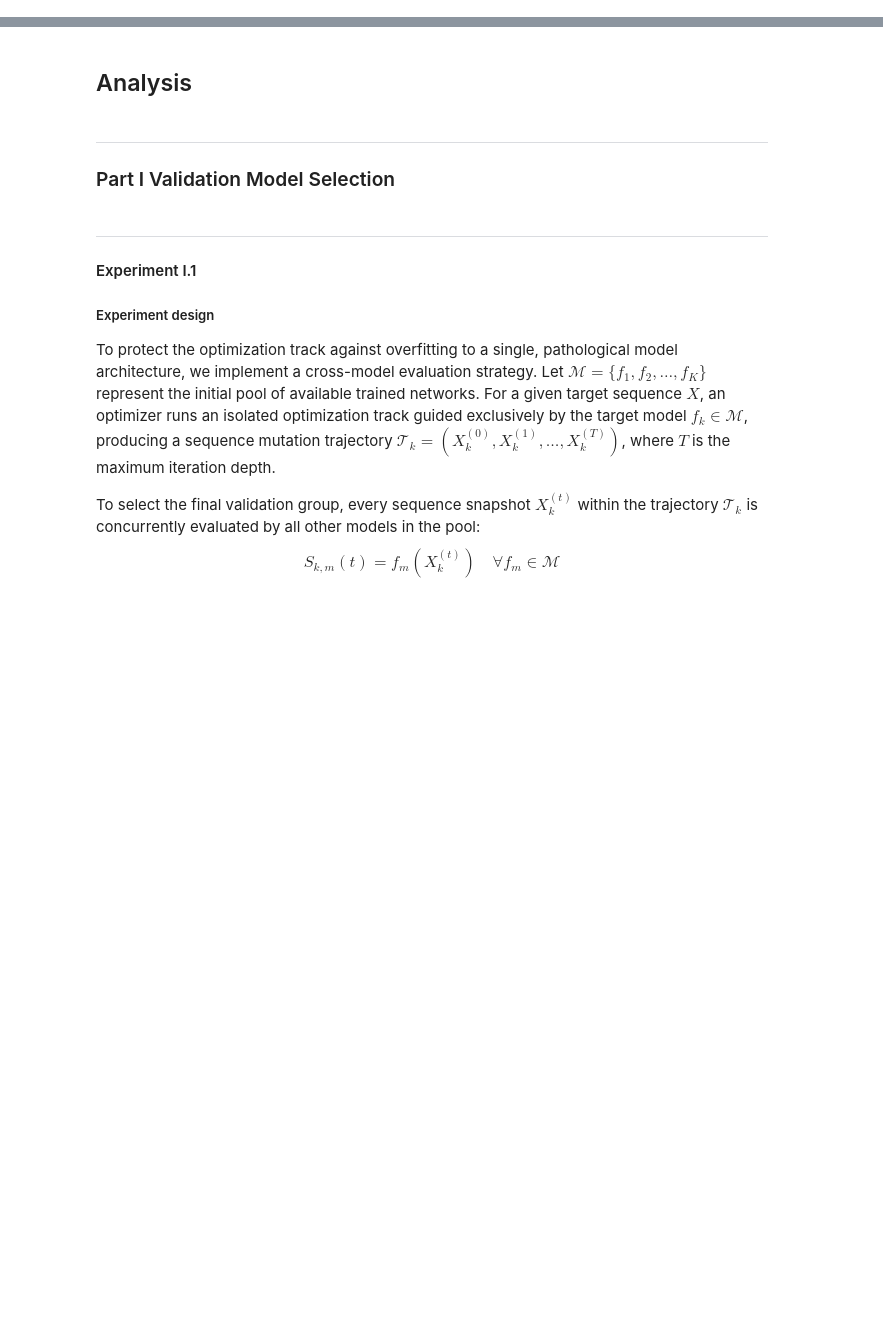
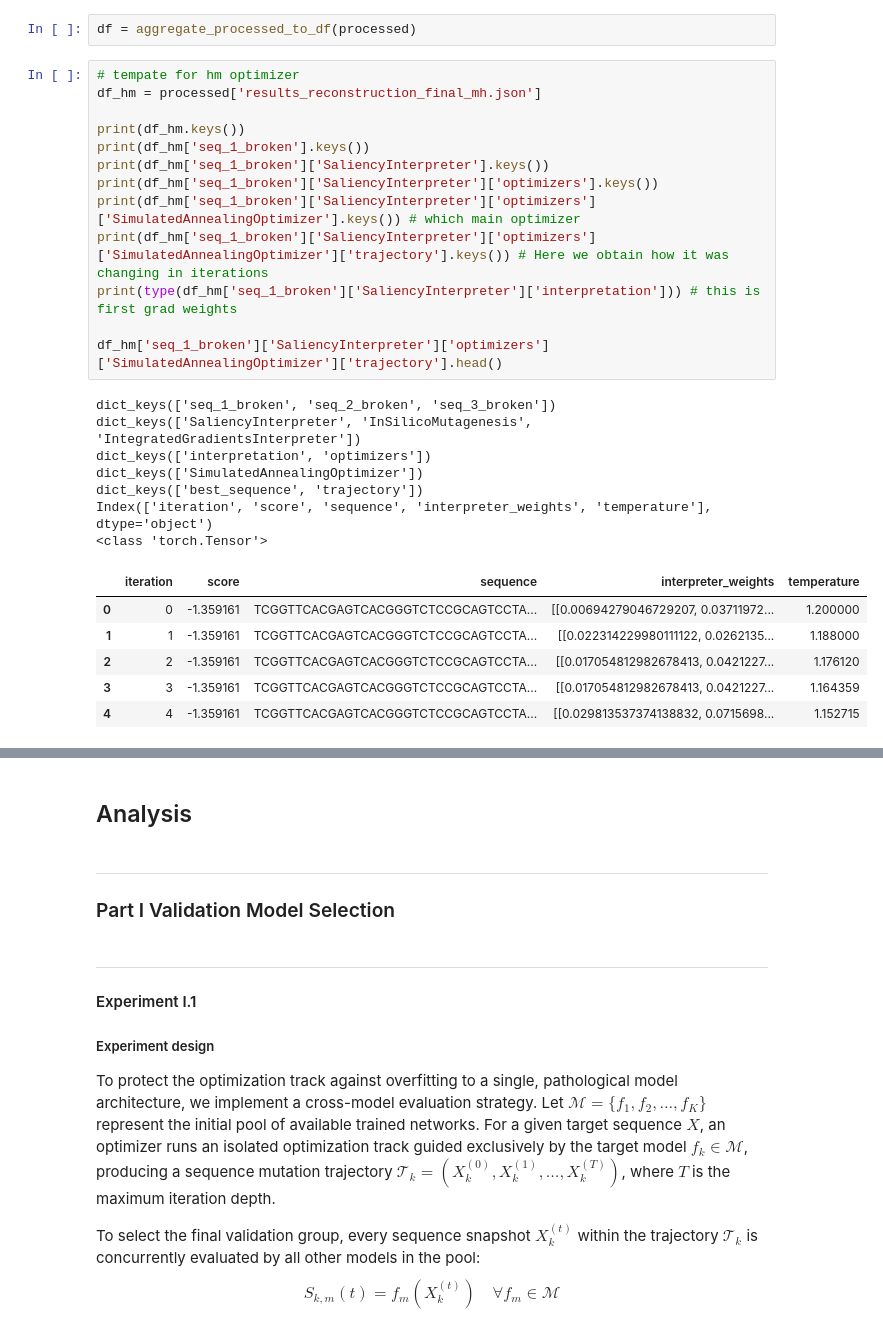
Before and after one commit to joannahuba/dna-sequence-optimization, a Jupyter notebook: notebooks/report_final.ipynb, the cells around one changed output, grey strips where cells are left out. Saved outputs shown, nothing was run; the diff lists cells and outputs as text; blank space fills up the shorter version.

```diff
--- a/notebooks/report_final.ipynb
+++ b/notebooks/report_final.ipynb
@@ -16,0 +89,29 @@ os.getcwd()
+# %%
+df = aggregate_processed_to_df(processed)
+# %%
+# tempate for hm optimizer
+df_hm = processed['results_reconstruction_final_mh.json']
+
+print(df_hm.keys())
+print(df_hm['seq_1_broken'].keys())
+print(df_hm['seq_1_broken']['SaliencyInterpreter'].keys())
+print(df_hm['seq_1_broken']['SaliencyInterpreter']['optimizers'].keys())
+print(df_hm['seq_1_broken']['SaliencyInterpreter']['optimizers']['SimulatedAnnealingOptimizer'].keys()) # which main optimizer
+print(df_hm['seq_1_broken']['SaliencyInterpreter']['optimizers']['SimulatedAnnealingOptimizer']['trajectory'].keys()) # Here we obtain how it was changing in iterations
+print(type(df_hm['seq_1_broken']['SaliencyInterpreter']['interpretation'])) # this is first grad weights
+
+df_hm['seq_1_broken']['SaliencyInterpreter']['optimizers']['SimulatedAnnealingOptimizer']['trajectory'].head()
+# %% [output]
+dict_keys(['seq_1_broken', 'seq_2_broken', 'seq_3_broken'])
+dict_keys(['SaliencyInterpreter', 'InSilicoMutagenesis', 'IntegratedGradientsInterpreter'])
+dict_keys(['interpretation', 'optimizers'])
+dict_keys(['SimulatedAnnealingOptimizer'])
+dict_keys(['best_sequence', 'trajectory'])
+Index(['iteration', 'score', 'sequence', 'interpreter_weights', 'temperature'], dtype='object')
+<class 'torch.Tensor'>
+|  | iteration | score | sequence | interpreter_weights | temperature |
+| 0 | 0 | -1.359161 | TCGGTTCACGAGTCACGGGTCTCCGCAGTCCTA... | [[0.00694279046729207, 0.03711972... | 1.200000 |
+| 1 | 1 | -1.359161 | TCGGTTCACGAGTCACGGGTCTCCGCAGTCCTA... | [[0.022314229980111122, 0.0262135... | 1.188000 |
+| 2 | 2 | -1.359161 | TCGGTTCACGAGTCACGGGTCTCCGCAGTCCTA... | [[0.017054812982678413, 0.0421227... | 1.176120 |
+| 3 | 3 | -1.359161 | TCGGTTCACGAGTCACGGGTCTCCGCAGTCCTA... | [[0.017054812982678413, 0.0421227... | 1.164359 |
+| 4 | 4 | -1.359161 | TCGGTTCACGAGTCACGGGTCTCCGCAGTCCTA... | [[0.029813537374138832, 0.0715698... | 1.152715 |
```
Also changed, not shown: parts of 10 cells of this notebook, 14 other files.
